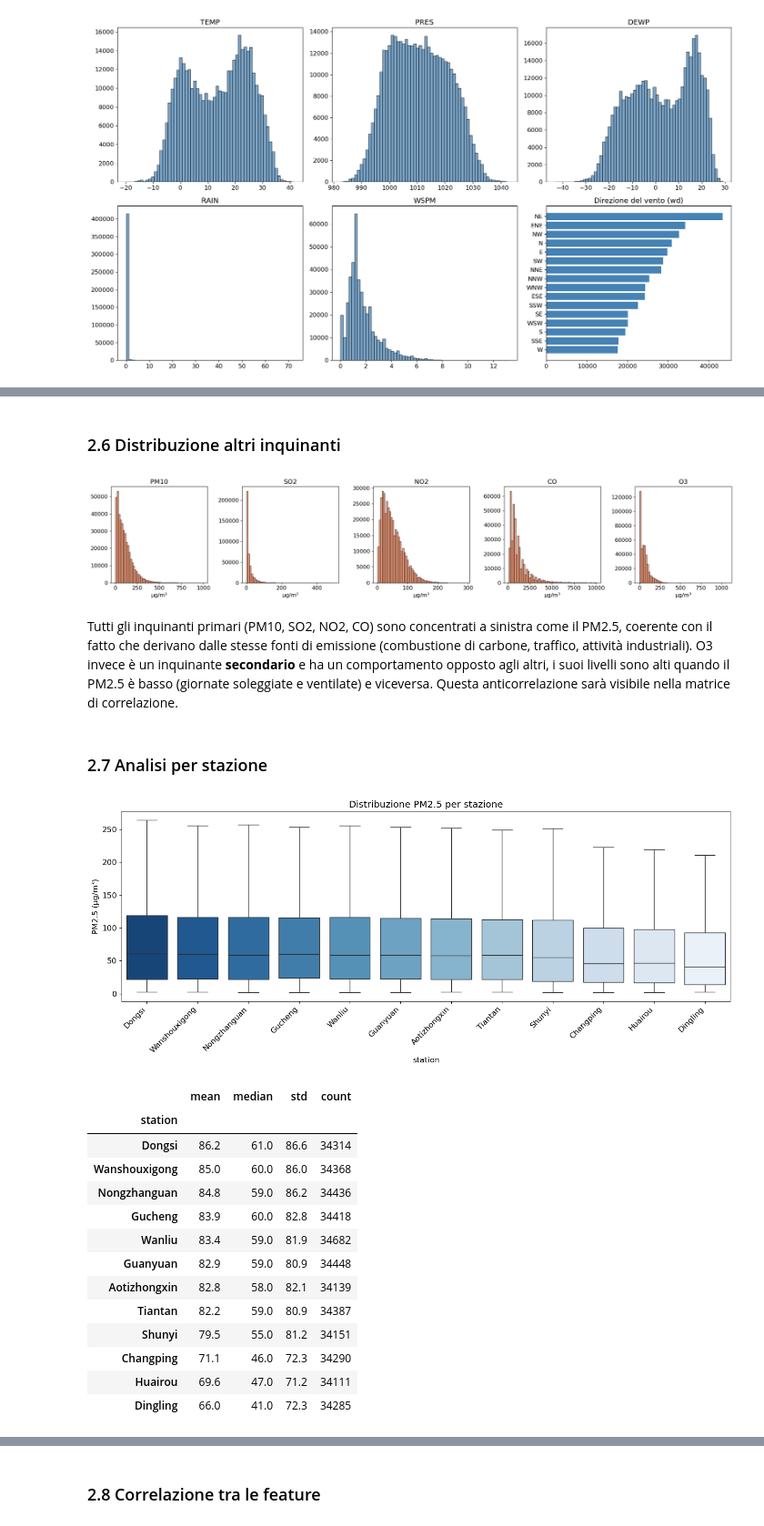
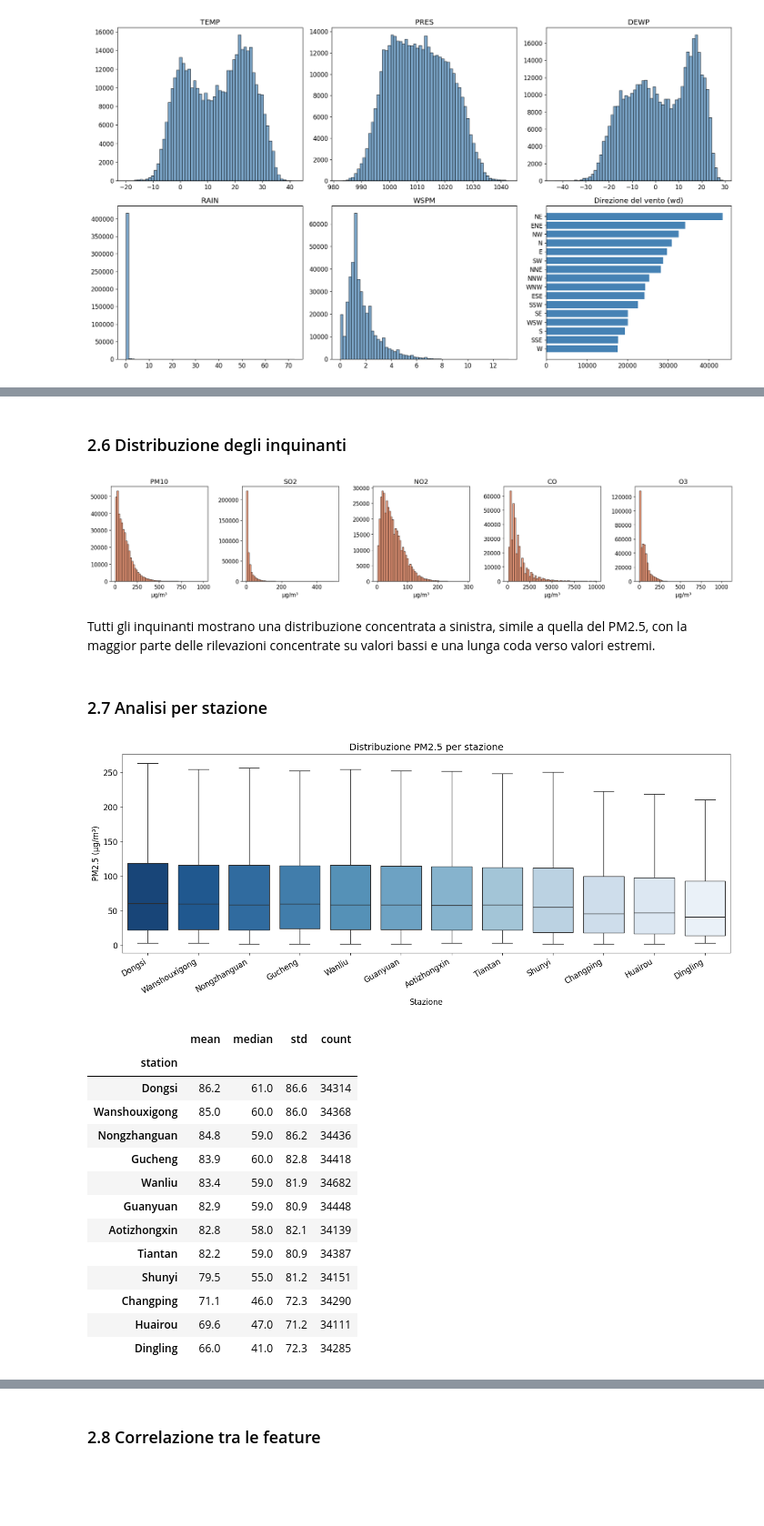
Before and after one commit to cirobassi11/air-quality-prediction, a Jupyter notebook: air_quality_prediction.ipynb, the cells around one changed output, grey strips where cells are left out. Shown at 91% size. Cells and saved outputs as stored; diff of their text form; code cells hidden in the pictures; blank space fills up the shorter version.

```diff
--- a/air_quality_prediction.ipynb
+++ b/air_quality_prediction.ipynb
@@ -285,5 +289,5 @@ TEMP ha un range di circa 60°C (da -20 a +40). PRES mostra una distribuzione bi
 # %% [markdown]
-### 2.6 Distribuzione altri inquinanti
+### 2.6 Distribuzione degli inquinanti
 # %%
 fig, axes = plt.subplots(1, 5, figsize=(20, 4))
 
@@ -299,35 +303,25 @@ plt.tight_layout()
 plt.show()
 # %% [output]
 [figure]
-# %% [markdown]
-Tutti gli inquinanti primari (PM10, SO2, NO2, CO) sono concentrati a sinistra come il PM2.5, coerente con il fatto che derivano dalle stesse fonti di emissione (combustione di carbone, traffico, attività industriali). O3 invece è un inquinante **secondario** e ha un comportamento opposto agli altri, i suoi livelli sono alti quando il PM2.5 è basso (giornate soleggiate e ventilate) e viceversa. Questa anticorrelazione sarà visibile nella matrice di correlazione.
+# %% [markdown]
+Tutti gli inquinanti mostrano una distribuzione concentrata a sinistra, simile a quella del PM2.5, con la maggior parte delle rilevazioni concentrate su valori bassi e una lunga coda verso valori estremi.
 # %% [markdown]
 ### 2.7 Analisi per stazione
 # %%
-station_stats = (
-    df.groupby('station')['PM2.5']
-    .agg(['mean', 'median', 'std', 'count'])
-    .sort_values('mean', ascending=False)
-    .round(1)
-)
-
-station_order = station_stats.index.tolist()
+station_order = df.groupby('station')['PM2.5'].mean().sort_values(ascending=False).index.tolist()
 
 plt.figure(figsize=(14, 6))
-sns.boxplot(
-    data=df, x='station', y='PM2.5',
-    order=station_order, palette='Blues_r',
-    showfliers=False
-)
+sns.boxplot(data=df, x='station', y='PM2.5', order=station_order, palette='Blues_r', showfliers=False)
 plt.title('Distribuzione PM2.5 per stazione')
 plt.ylabel('PM2.5 (µg/m³)')
-plt.xticks(rotation=45, ha='right')
+plt.xlabel('Stazione')
+plt.xticks(rotation=30, ha='right')
 plt.tight_layout()
 plt.show()
 
-station_stats
+df.groupby('station')['PM2.5'].agg(['mean', 'median', 'std', 'count']).sort_values('mean', ascending=False).round(1)
 # %% [output]
-[figure, old version]
+[figure, new version]
 |  | mean | median | std | count |
 | station |  |  |  |  |
 | Dongsi | 86.2 | 61.0 | 86.6 | 34314 |
```
Also changed, not shown: parts of 57 cells of this notebook.
